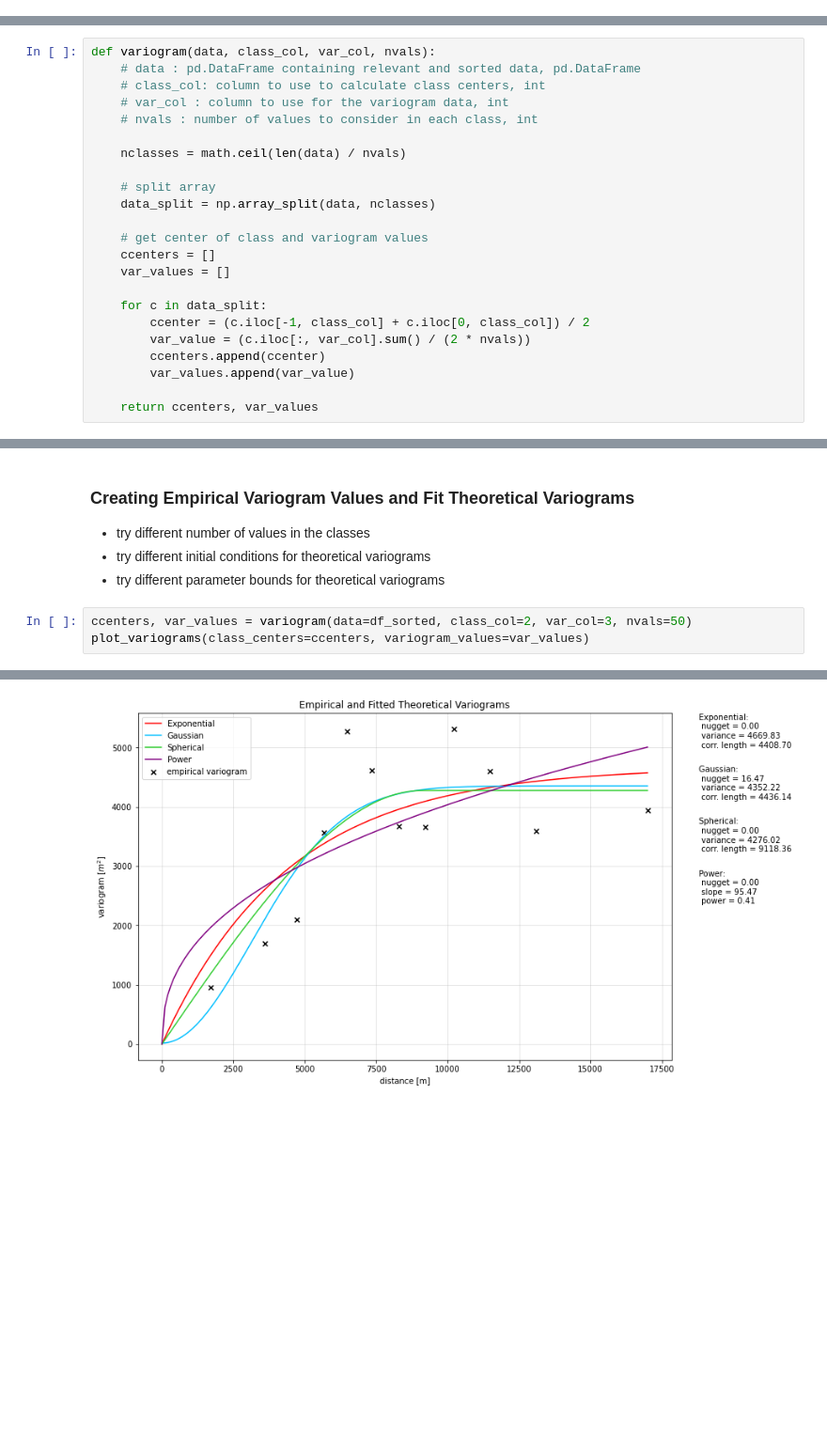
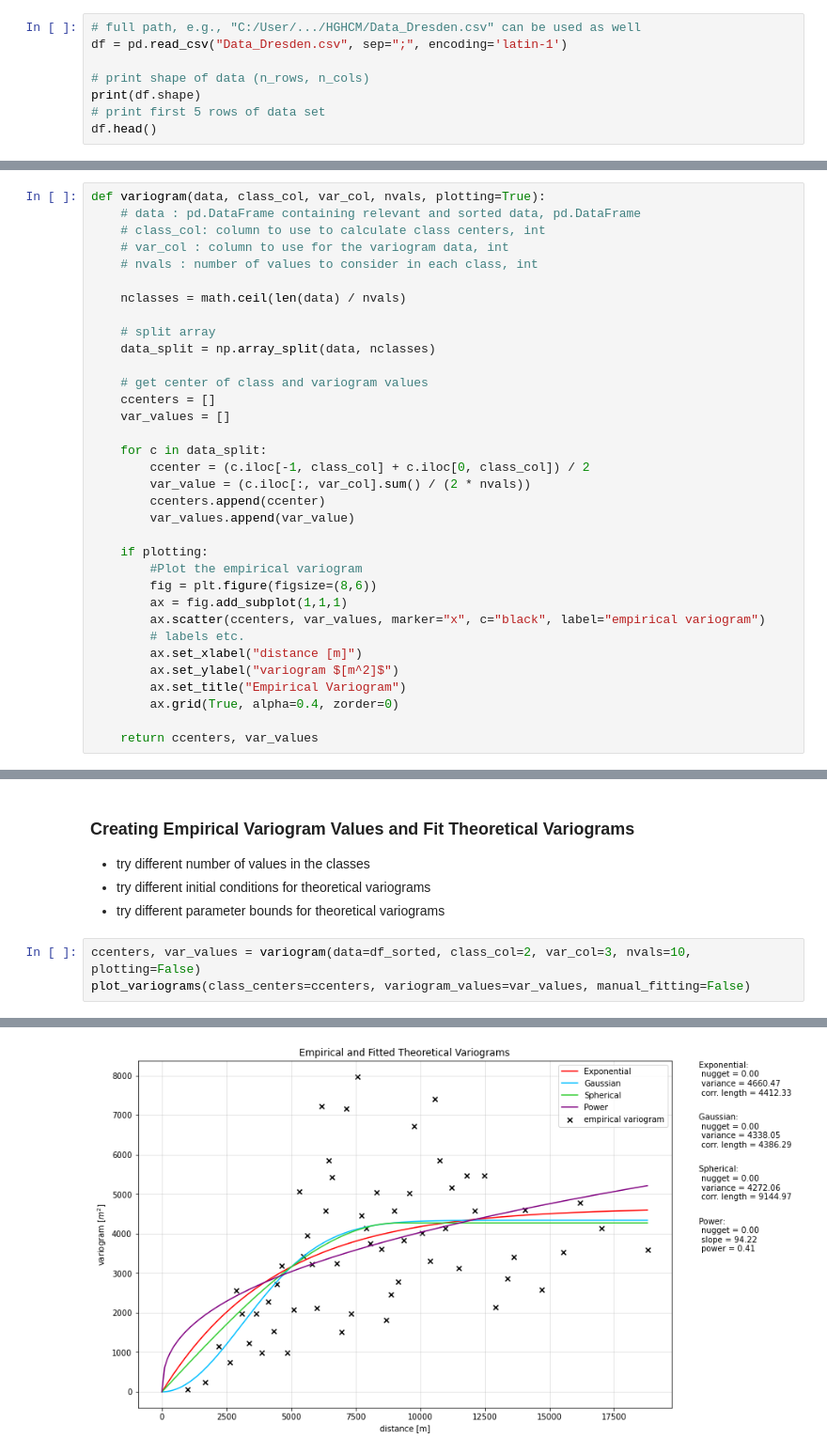
Before and after one commit to MaxGRudolph/Variograms_and_Kriging, a Jupyter notebook: Variograms_Dresden.ipynb, the cells around one changed output, grey strips where cells are left out. Shown at 94% size. Saved outputs shown, nothing was run; the diff lists cells and outputs as text; blank space fills up the shorter version.

```diff
--- a/Variograms_Dresden.ipynb
+++ b/Variograms_Dresden.ipynb
@@ -29,0 +23,8 @@ df.head()
+# %%
+# full path, e.g., "C:/User/.../HGHCM/Data_Dresden.csv" can be used as well
+df = pd.read_csv("Data_Dresden.csv", sep=";", encoding='latin-1')
+
+# print shape of data (n_rows, n_cols)
+print(df.shape)
+# print first 5 rows of data set
+df.head()
@@ -126,5 +172,5 @@ df_sorted.head()
 # %%
-def variogram(data, class_col, var_col, nvals):
+def variogram(data, class_col, var_col, nvals, plotting=True):
     # data : pd.DataFrame containing relevant and sorted data, pd.DataFrame
     # class_col: column to use to calculate class centers, int
     # var_col : column to use for the variogram data, int
@@ -145,4 +191,15 @@ def variogram(data, class_col, var_col, nvals):
         ccenters.append(ccenter)
         var_values.append(var_value)
 
+    if plotting:
+        #Plot the empirical variogram
+        fig = plt.figure(figsize=(8,6))
+        ax = fig.add_subplot(1,1,1)
+        ax.scatter(ccenters, var_values, marker="x", c="black", label="empirical variogram")
+        # labels etc.
+        ax.set_xlabel("distance [m]")
+        ax.set_ylabel("variogram $[m^2]$")
+        ax.set_title("Empirical Variogram")
+        ax.grid(True, alpha=0.4, zorder=0)
+
     return ccenters, var_values
@@ -299,8 +403,8 @@ def plot_variograms(class_centers, variogram_values):
 - try different initial conditions for theoretical variograms
 - try different parameter bounds for theoretical variograms
 # %%
-ccenters, var_values = variogram(data=df_sorted, class_col=2, var_col=3, nvals=50)
-plot_variograms(class_centers=ccenters, variogram_values=var_values)
+ccenters, var_values = variogram(data=df_sorted, class_col=2, var_col=3, nvals=10, plotting=False)
+plot_variograms(class_centers=ccenters, variogram_values=var_values, manual_fitting=False)
 # %% [output]
 <AxesSubplot:title={'center':'Empirical and Fitted Theoretical Variograms'}, xlabel='distance [m]', ylabel='variogram $[m^2]$'>
-[figure, old version]
+[figure, new version]
```
Also changed, not shown: parts of 24 cells of this notebook.
